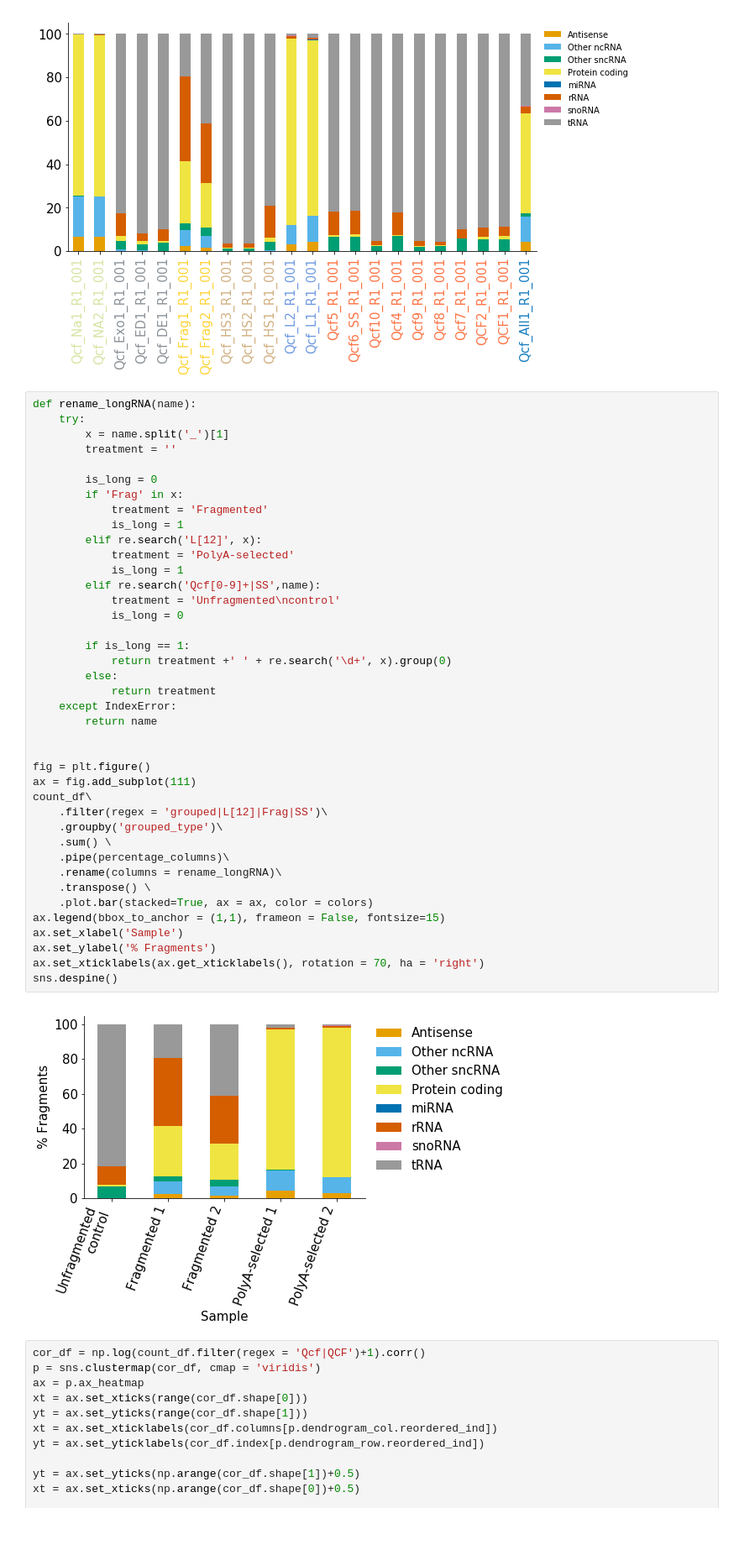
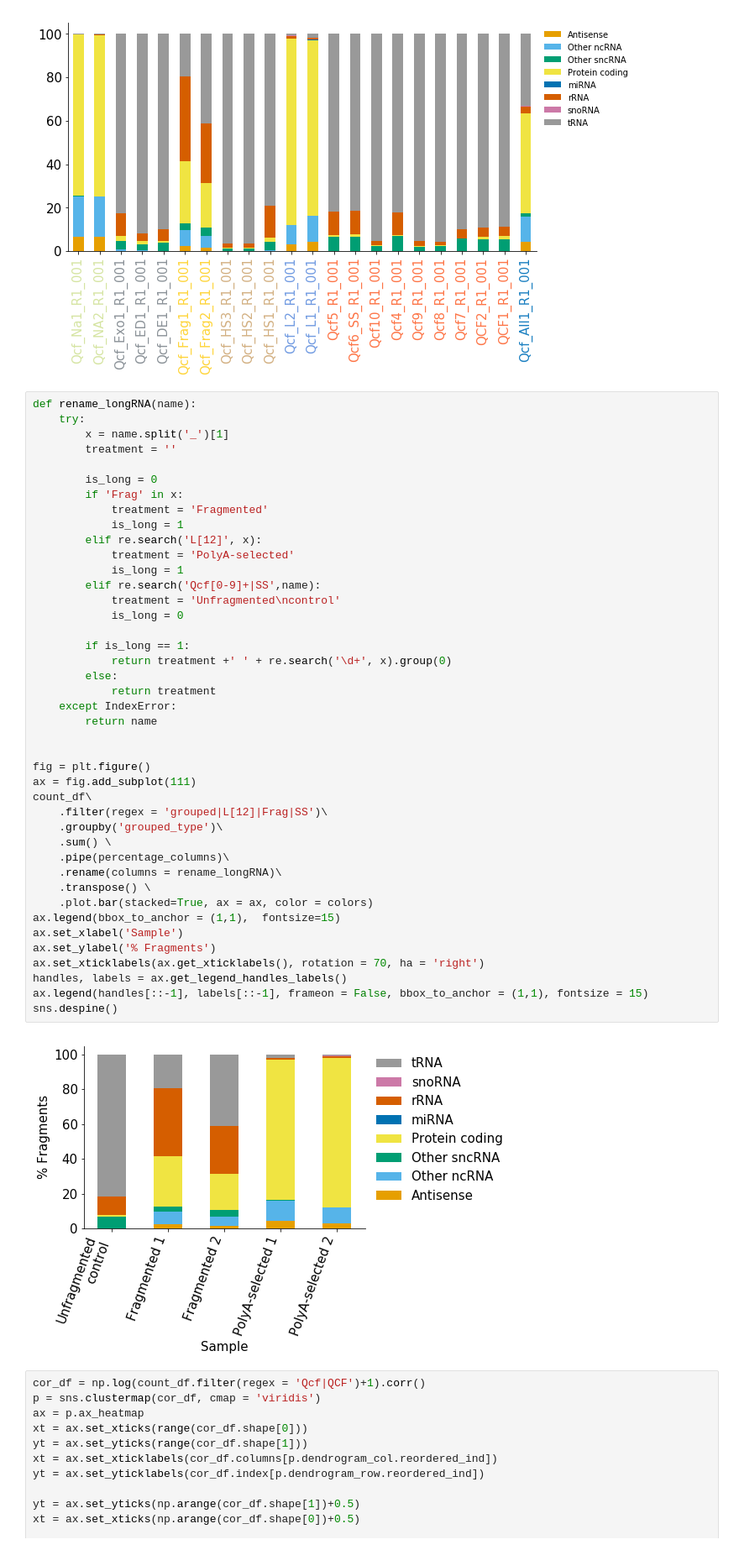
Before and after one commit to wckdouglas/cfNA, a Jupyter notebook: plots/count_explorer.ipynb, the cells around one changed output. Shown at 84% size. Drawn from its saved outputs; the diff is of its cells as text.

```diff
--- a/plots/count_explorer.ipynb
+++ b/plots/count_explorer.ipynb
@@ -102,35 +102,37 @@ def rename_longRNA(name):
         elif re.search('L[12]', x):
             treatment = 'PolyA-selected'
             is_long = 1
         elif re.search('Qcf[0-9]+|SS',name):
             treatment = 'Unfragmented\ncontrol'
             is_long = 0
 
         if is_long == 1:
             return treatment +' ' + re.search('\d+', x).group(0)
         else:
             return treatment
     except IndexError:
         return name
 
 
 fig = plt.figure()
 ax = fig.add_subplot(111)
 count_df\
     .filter(regex = 'grouped|L[12]|Frag|SS')\
     .groupby('grouped_type')\
     .sum() \
     .pipe(percentage_columns)\
     .rename(columns = rename_longRNA)\
     .transpose() \
     .plot.bar(stacked=True, ax = ax, color = colors)
-ax.legend(bbox_to_anchor = (1,1), frameon = False, fontsize=15)
+ax.legend(bbox_to_anchor = (1,1),  fontsize=15)
 ax.set_xlabel('Sample')
 ax.set_ylabel('% Fragments')
 ax.set_xticklabels(ax.get_xticklabels(), rotation = 70, ha = 'right')
+handles, labels = ax.get_legend_handles_labels()
+ax.legend(handles[::-1], labels[::-1], frameon = False, bbox_to_anchor = (1,1), fontsize = 15)
 sns.despine()
 # %% [output]
-[figure, old version]
+[figure, new version]
 # %%
 cor_df = np.log(count_df.filter(regex = 'Qcf|QCF')+1).corr()
 p = sns.clustermap(cor_df, cmap = 'viridis')
```
Also changed, not shown: 6 other files.
